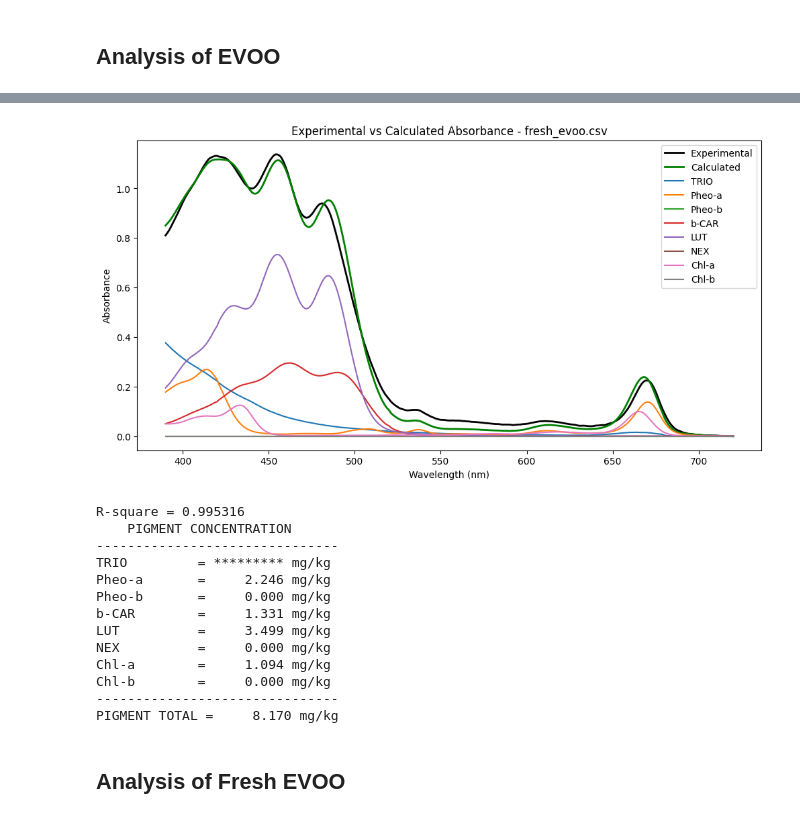
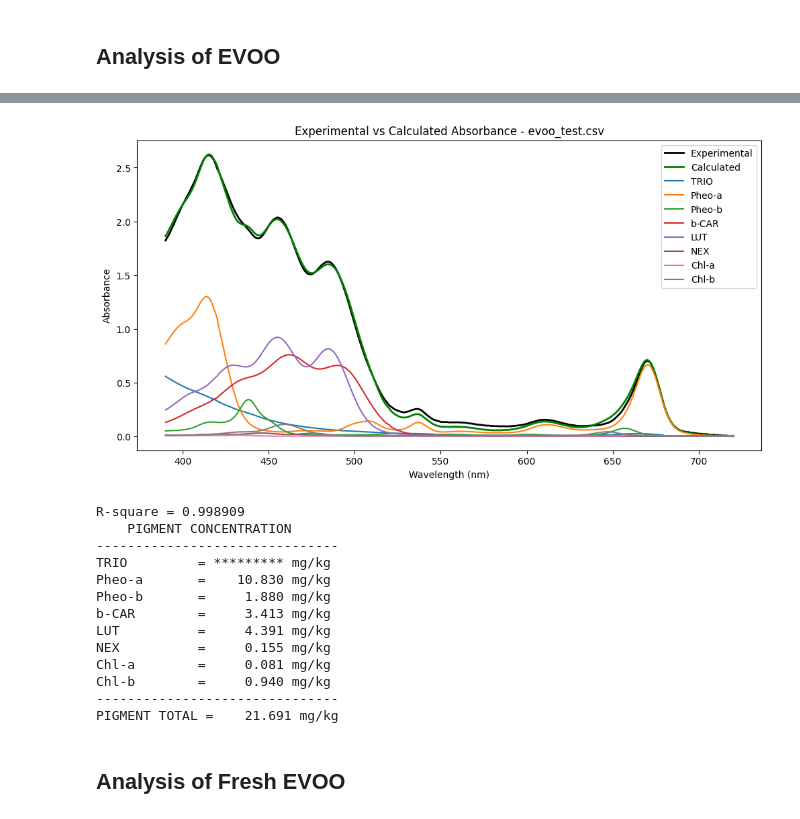
Before and after one commit to skashyapsri/Absorbance-Prediction-Using-ML, a Jupyter notebook: EVOO_Pigment_Analysis_using_Deep_Learning.ipynb, the cells around one changed output, grey strips where cells are left out. Saved outputs shown, nothing was run; the diff lists cells and outputs as text; code cells hidden in the pictures.

```diff
--- a/EVOO_Pigment_Analysis_using_Deep_Learning.ipynb
+++ b/EVOO_Pigment_Analysis_using_Deep_Learning.ipynb
@@ -66,9 +68,19 @@ class DeconvolutionModel(nn.Module):
 2. **Optimizer**: Adam optimizer with a learning rate of 0.001.
 3. **Training Duration**: 5000 epochs by default, with the option to adjust.
 4. **Batch Processing**: The entire dataset is used in each forward pass (no mini-batches).
+# %%
+def set_seed(seed=42):
+    """Set seed for reproducibility."""
+    torch.manual_seed(seed)
+    torch.cuda.manual_seed_all(seed)
+    torch.backends.cudnn.deterministic = True
+    torch.backends.cudnn.benchmark = False
+    np.random.seed(seed)
+    random.seed(seed)
 # %%
-def train_model(A_exp, epsilon, num_epochs=5000, learning_rate=0.001):
-    model = DeconvolutionModel(epsilon.shape[0])
+def train_model(A_exp, epsilon, num_epochs=5000, learning_rate=0.001,seed=42):
+    set_seed(seed)
+    model = DeconvolutionModel(epsilon.shape[0], seed=seed)
     criterion = nn.MSELoss()
     optimizer = optim.Adam(model.parameters(), lr=learning_rate)
 
@@ -82,7 +94,7 @@ def train_model(A_exp, epsilon, num_epochs=5000, learning_rate=0.001):
         loss.backward()
         optimizer.step()
 
-        if (epoch + 1) % 50 == 0:
+        if (epoch + 1) % 500 == 0:
             print(f'Epoch [{epoch+1}/{num_epochs}], Loss: {loss.item():.4f}')
 
     return model
@@ -174,5 +187,5 @@ datasets = [
 # %% [markdown]
 ## Analysis of EVOO
 # %%
-analyze_with_deconvolution_model(datasets[1], pigments_data)
+analyze_with_deconvolution_model(datasets[0], pigments_data)
 # %% [output]
@@ -196,17 +203,17 @@ Epoch [5000/5000], Loss: 0.0009
-[figure, old version]
+[figure, new version]
-R-square = 0.995316
+R-square = 0.998909
     PIGMENT CONCENTRATION
 -------------------------------
 TRIO         = ********* mg/kg
-Pheo-a       =     2.246 mg/kg
-Pheo-b       =     0.000 mg/kg
-b-CAR        =     1.331 mg/kg
-LUT          =     3.499 mg/kg
-NEX          =     0.000 mg/kg
-Chl-a        =     1.094 mg/kg
-Chl-b        =     0.000 mg/kg
+Pheo-a       =    10.830 mg/kg
+Pheo-b       =     1.880 mg/kg
+b-CAR        =     3.413 mg/kg
+LUT          =     4.391 mg/kg
+NEX          =     0.155 mg/kg
+Chl-a        =     0.081 mg/kg
+Chl-b        =     0.940 mg/kg
 -------------------------------
-PIGMENT TOTAL =     8.170 mg/kg
+PIGMENT TOTAL =    21.691 mg/kg
 # %% [markdown]
 ## Analysis of Fresh EVOO
 # %%
```
Also changed, not shown: parts of 15 cells of this notebook.
